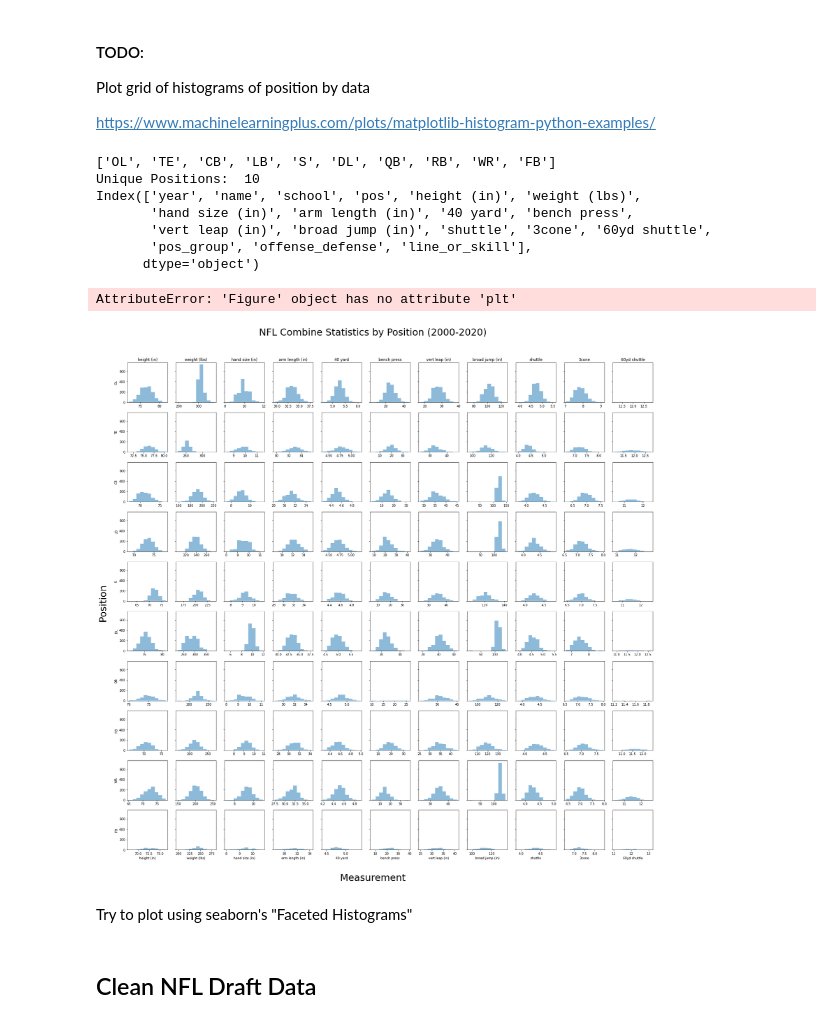
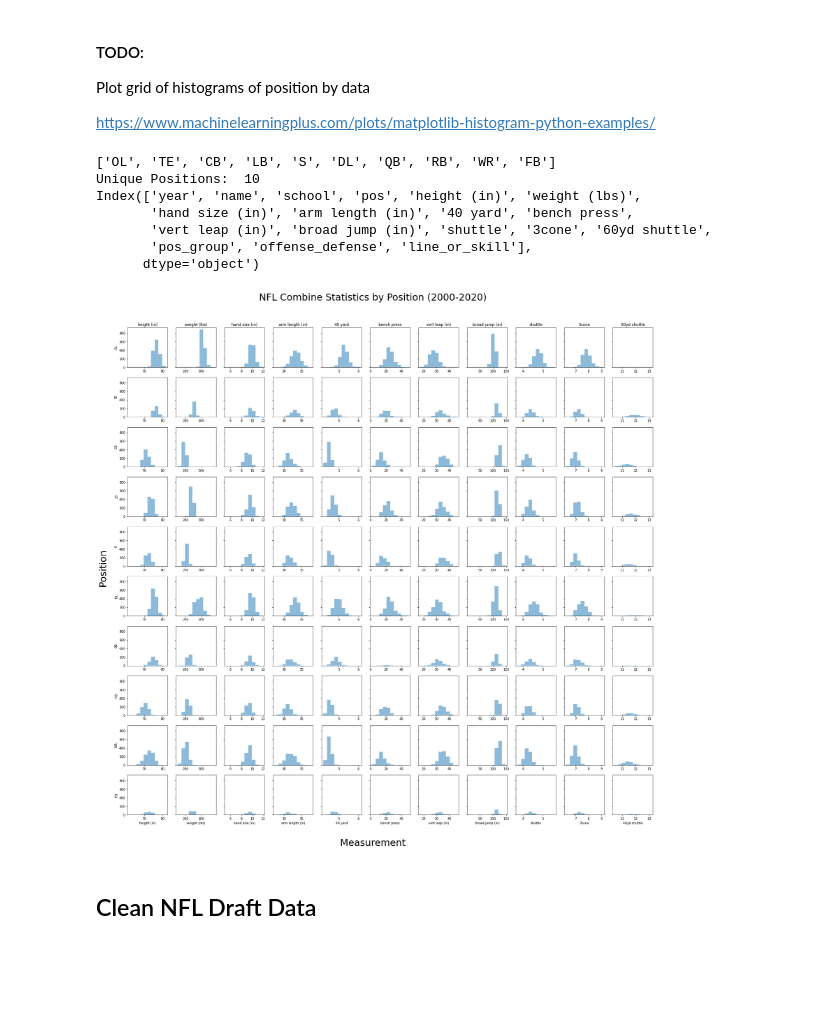
Before and after one commit to hollberg/nfl_combine_draft, a Jupyter notebook: jupy_clean.ipynb, the cells around one changed output. Saved outputs shown, nothing was run; the diff lists cells and outputs as text; code cells hidden in the pictures; blank space fills up the shorter version.

```diff
--- a/jupy_clean.ipynb
+++ b/jupy_clean.ipynb
@@ -125,36 +124,36 @@ fig.supylabel('Position', fontsize=30)
 #                             fontsize=24
 #                             )
 fig.tight_layout(rect=[0.03, 0.03, 1, .95])
 
 # Loop over axes and data
 for row, pos in enumerate(positions):
     x_positions = df_combine[df_combine['pos_group']==pos]
 
     for col, stat in enumerate(stat_columns):
         # Get axis
         ax = axes[row,col]
         x = x_positions[stat]
-        ax.hist(x, alpha=.5, bins=10)
+        ax.hist(x,
+                range=[df_combine[stat].min(),df_combine[stat].max()],
+                alpha=.5, bins=10)
         # Set Y label once per row
         if col==0:
             ax.set_ylabel(pos)
 
         # Set X label once per column
         if row == 0:
             ax.set_title(stat)
         if row == len(positions) - 1:
             ax.set_xlabel(stat)
 
-fig.plt()
+fig.show()
+fig.savefig('images/stats_by_position.png', format='png')
 # %% [output]
 ['OL', 'TE', 'CB', 'LB', 'S', 'DL', 'QB', 'RB', 'WR', 'FB']
 Unique Positions:  10
 Index(['year', 'name', 'school', 'pos', 'height (in)', 'weight (lbs)',
        'hand size (in)', 'arm length (in)', '40 yard', 'bench press',
        'vert leap (in)', 'broad jump (in)', 'shuttle', '3cone', '60yd shuttle',
        'pos_group', 'offense_defense', 'line_or_skill'],
       dtype='object')
-AttributeError: 'Figure' object has no attribute 'plt'
-[figure, old version]
+[figure, new version]
-# %% [markdown]
-Try to plot using seaborn's "Faceted Histograms"
```
Also changed, not shown: parts of 8 cells of this notebook, 2 other files.
